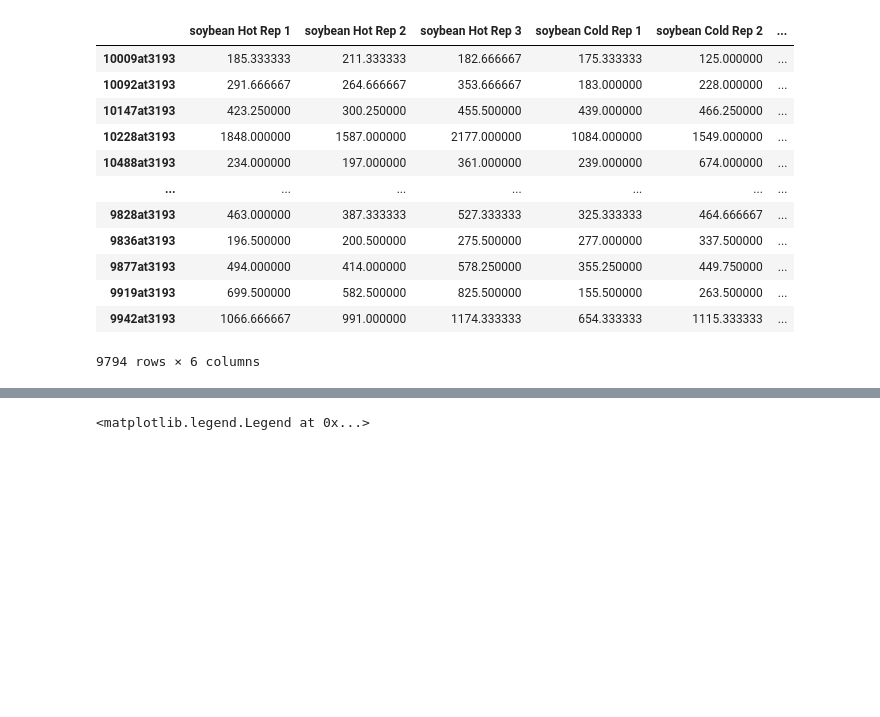
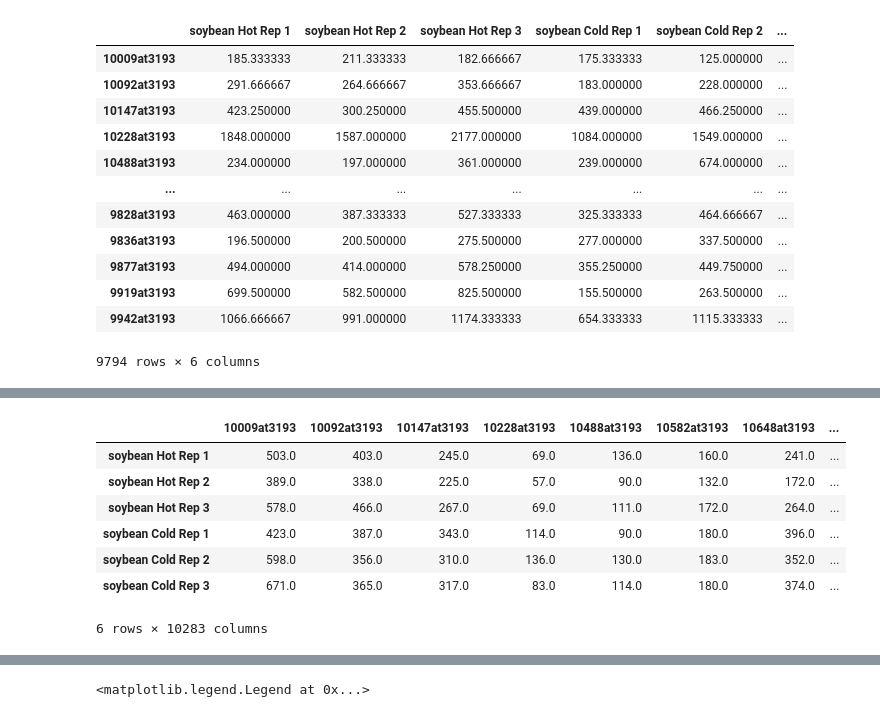
Before and after one commit to mikepassal/Plant_Go_Group_Analysis, a Jupyter notebook: Cross_species_module_comparison/Improving_signal/Brome_soybean_flooding/removing_small_ortho_groups_brome_soybean_at_ortho_lvl.ipynb, the cells around one changed output, grey strips where cells are left out. Saved outputs shown, nothing was run; the diff lists cells and outputs as text; code cells hidden in the pictures; blank space fills up the shorter version.

```diff
--- a/Cross_species_module_comparison/Improving_signal/Brome_soybean_flooding/removing_small_ortho_groups_brome_soybean_at_ortho_lvl.ipynb
+++ b/Cross_species_module_comparison/Improving_signal/Brome_soybean_flooding/removing_small_ortho_groups_brome_soybean_at_ortho_lvl.ipynb
@@ -424,0 +425,11 @@ full_brome_results.to_csv('/data/passala/Module_paper_data/Brome_soybean_floodin
+# %%
+combined_species_1
+# %% [output]
+|  | 10009at3193 | 10092at3193 | 10147at3193 | 10228at3193 | 10488at3193 | 10582at3193 | 10648at3193 | ... |
+| soybean Hot Rep 1 | 503.0 | 403.0 | 245.0 | 69.0 | 136.0 | 160.0 | 241.0 | ... |
+| soybean Hot Rep 2 | 389.0 | 338.0 | 225.0 | 57.0 | 90.0 | 132.0 | 172.0 | ... |
+| soybean Hot Rep 3 | 578.0 | 466.0 | 267.0 | 69.0 | 111.0 | 172.0 | 264.0 | ... |
+| soybean Cold Rep 1 | 423.0 | 387.0 | 343.0 | 114.0 | 90.0 | 180.0 | 396.0 | ... |
+| soybean Cold Rep 2 | 598.0 | 356.0 | 310.0 | 136.0 | 130.0 | 183.0 | 352.0 | ... |
+| soybean Cold Rep 3 | 671.0 | 365.0 | 317.0 | 83.0 | 114.0 | 180.0 | 374.0 | ... |
+6 rows × 10283 columns
```
Also changed, not shown: parts of 4 cells of this notebook, 16 other files.
